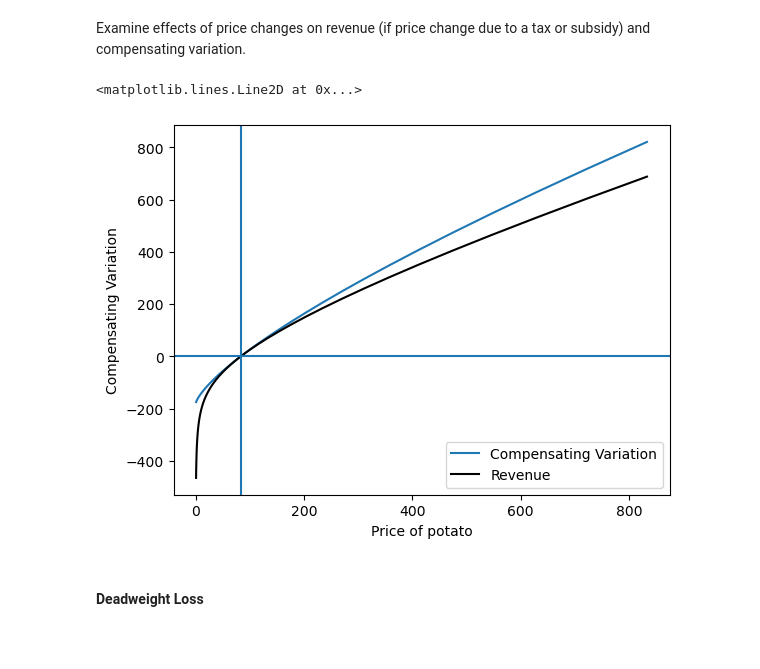
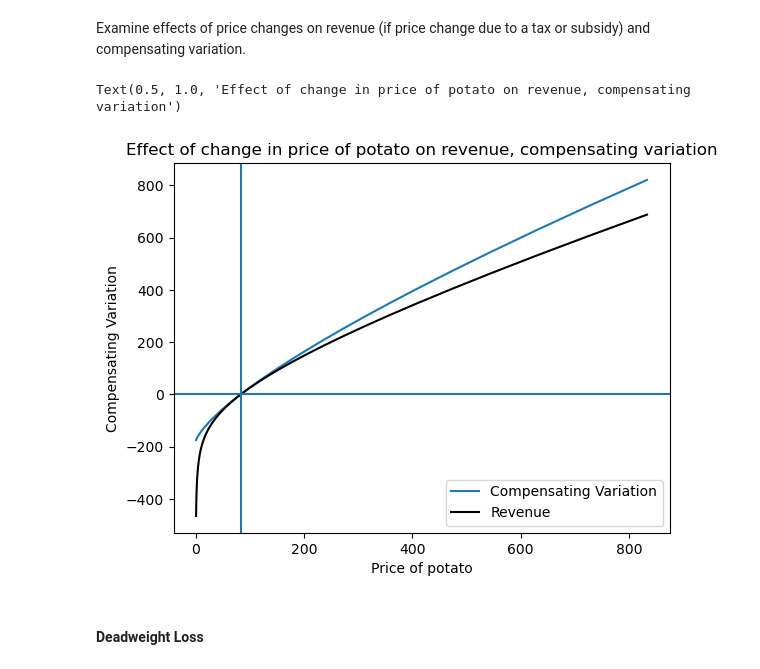
Before and after one commit to oghomiep/EEP153Project4, a Jupyter notebook: Part3Costs.ipynb, the cells around one changed output. Cells and saved outputs as stored; diff of their text form; code cells hidden in the pictures; blank space fills up the shorter version.

```diff
--- a/Part3Costs.ipynb
+++ b/Part3Costs.ipynb
@@ -213,17 +213,18 @@ tax or subsidy) and compensating variation.
 # %%
 fig, ax1 = plt.subplots()
 
 ax1.plot(P,[compensating_variation(U0,pbar,my_prices(p0,j=my_j)) for p0 in P])
 ax1.set_xlabel(f"Price of {my_j}")
 ax1.set_ylabel("Compensating Variation")
 
 ax1.plot(P,[revenue(U0,pbar,my_prices(p0,j=my_j),type='Hicksian') for p0 in P],'k')
 ax1.legend(('Compensating Variation','Revenue'))
 ax1.axhline(0)
 ax1.axvline(pbar.loc[my_j])
+ax1.set_title(f"Effect of change in price of {my_j} on revenue, compensating variation")
 # %% [output]
-<matplotlib.lines.Line2D at 0x...>
+Text(0.5, 1.0, 'Effect of change in price of potato on revenue, compensating variation')
-[figure, old version]
+[figure, new version]
 # %% [markdown]
 #### Deadweight Loss
 # %% [markdown]
```
Also changed, not shown: parts of 1 cell of this notebook, 2 other files.
